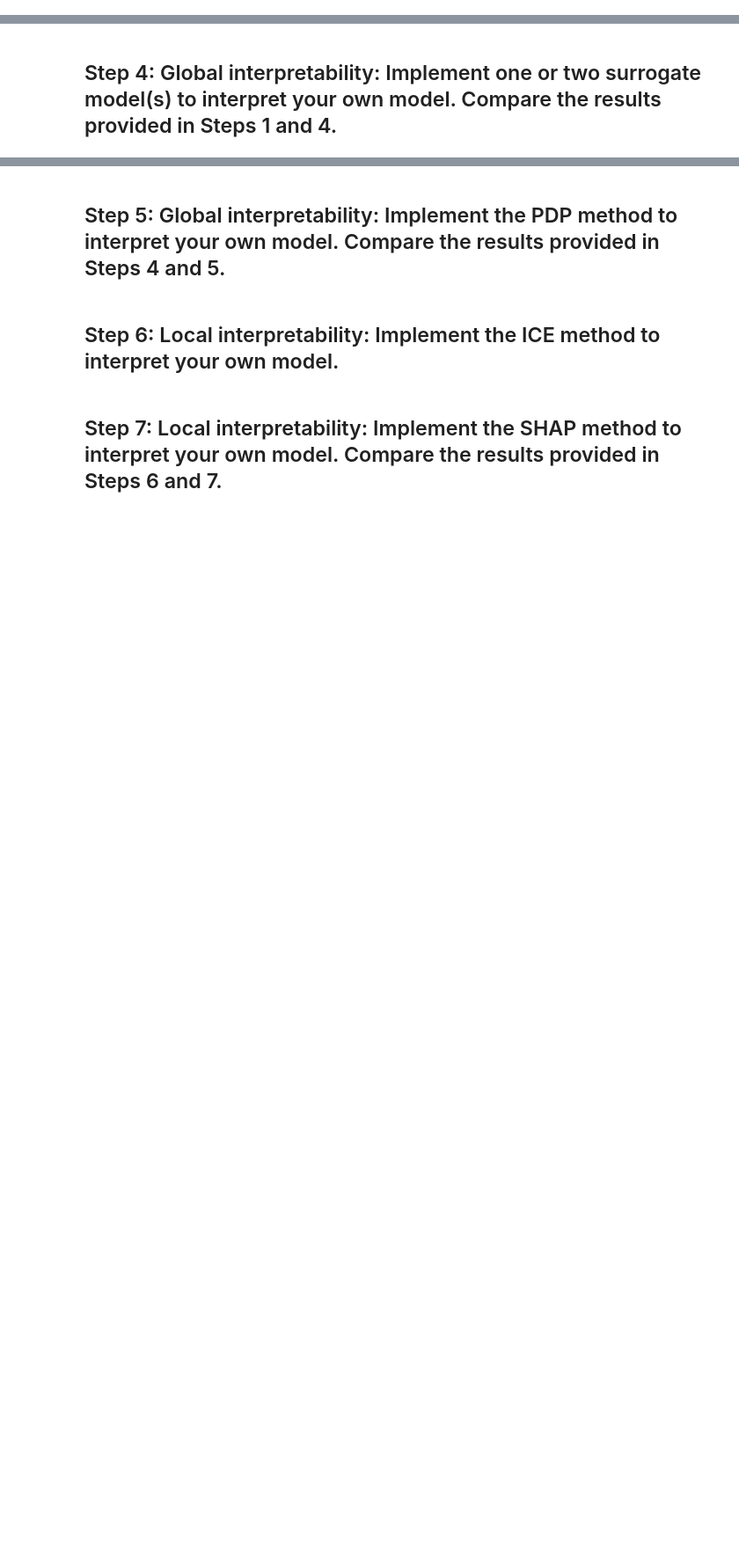
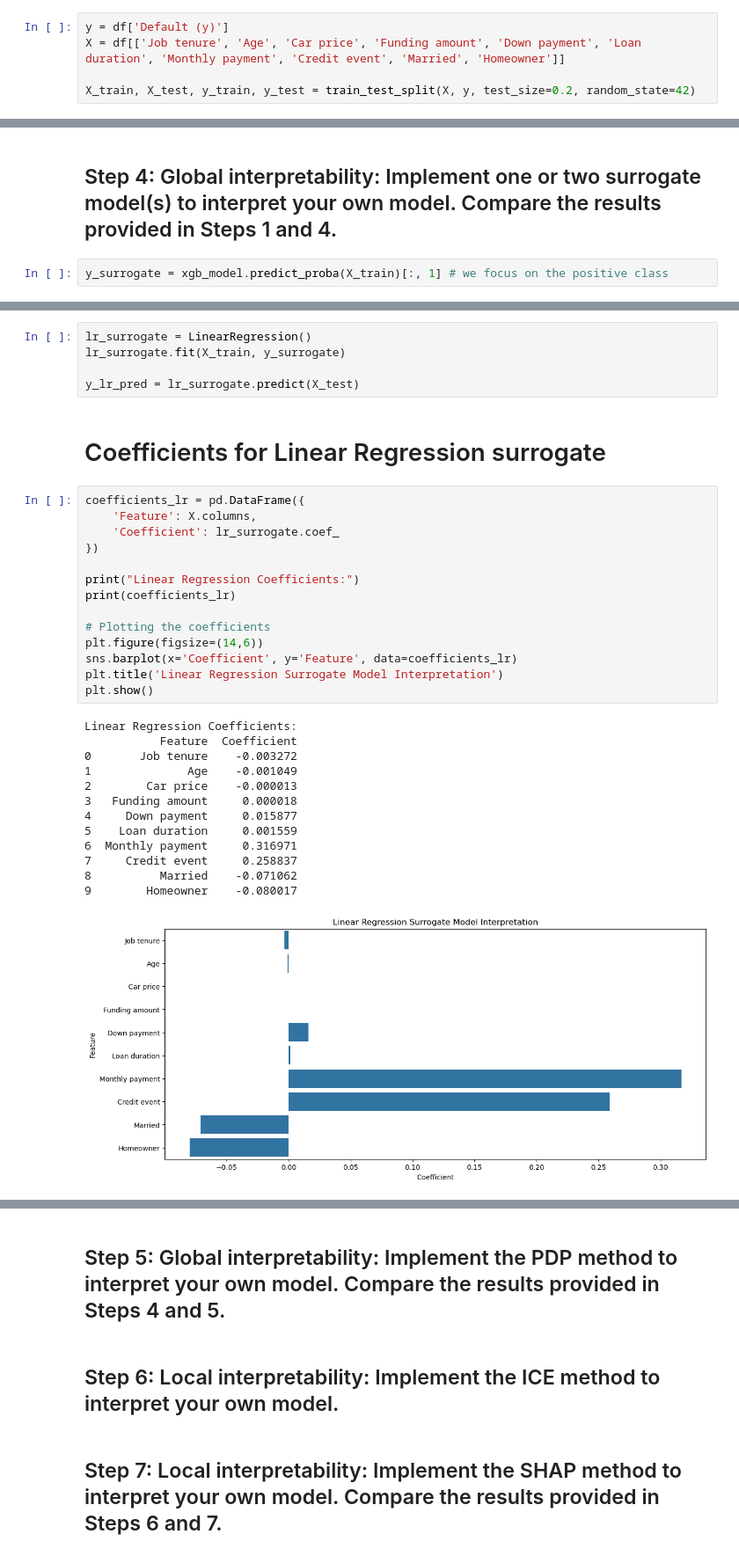
Before and after one commit to agossetX/interpretability_algorithmic_fairness_group_2, a Jupyter notebook: main.ipynb, the cells around one changed output, grey strips where cells are left out. Shown at 88% size. Cells and saved outputs as stored; diff of their text form; blank space fills up the shorter version.

```diff
--- a/main.ipynb
+++ b/main.ipynb
@@ -12,0 +121,5 @@ df = pd.read_excel('dataproject2024.xlsx')
+# %%
+y = df['Default (y)']
+X = df[['Job tenure', 'Age', 'Car price', 'Funding amount', 'Down payment', 'Loan duration', 'Monthly payment', 'Credit event', 'Married', 'Homeowner']]
+
+X_train, X_test, y_train, y_test = train_test_split(X, y, test_size=0.2, random_state=42)
@@ -15,2 +313,4 @@ df = pd.read_excel('dataproject2024.xlsx')
 # %% [markdown]
 ## Step 4: Global interpretability: Implement one or two surrogate model(s) to interpret your own model. Compare the results provided in Steps 1 and 4.
+# %%
+y_surrogate = xgb_model.predict_proba(X_train)[:, 1] # we focus on the positive class
@@ -16,0 +319,35 @@ df = pd.read_excel('dataproject2024.xlsx')
+# %%
+lr_surrogate = LinearRegression()
+lr_surrogate.fit(X_train, y_surrogate)
+
+y_lr_pred = lr_surrogate.predict(X_test)
+# %% [markdown]
+# Coefficients for Linear Regression surrogate
+# %%
+coefficients_lr = pd.DataFrame({
+    'Feature': X.columns,
+    'Coefficient': lr_surrogate.coef_
+})
+
+print("Linear Regression Coefficients:")
+print(coefficients_lr)
+
+# Plotting the coefficients
+plt.figure(figsize=(14,6))
+sns.barplot(x='Coefficient', y='Feature', data=coefficients_lr)
+plt.title('Linear Regression Surrogate Model Interpretation')
+plt.show()
+# %% [output]
+Linear Regression Coefficients:
+           Feature  Coefficient
+0       Job tenure    -0.003272
+1              Age    -0.001049
+2        Car price    -0.000013
+3   Funding amount     0.000018
+4     Down payment     0.015877
+5    Loan duration     0.001559
+6  Monthly payment     0.316971
+7     Credit event     0.258837
+8          Married    -0.071062
+9        Homeowner    -0.080017
+[figure, added]
```
Also changed, not shown: parts of 32 cells of this notebook.
